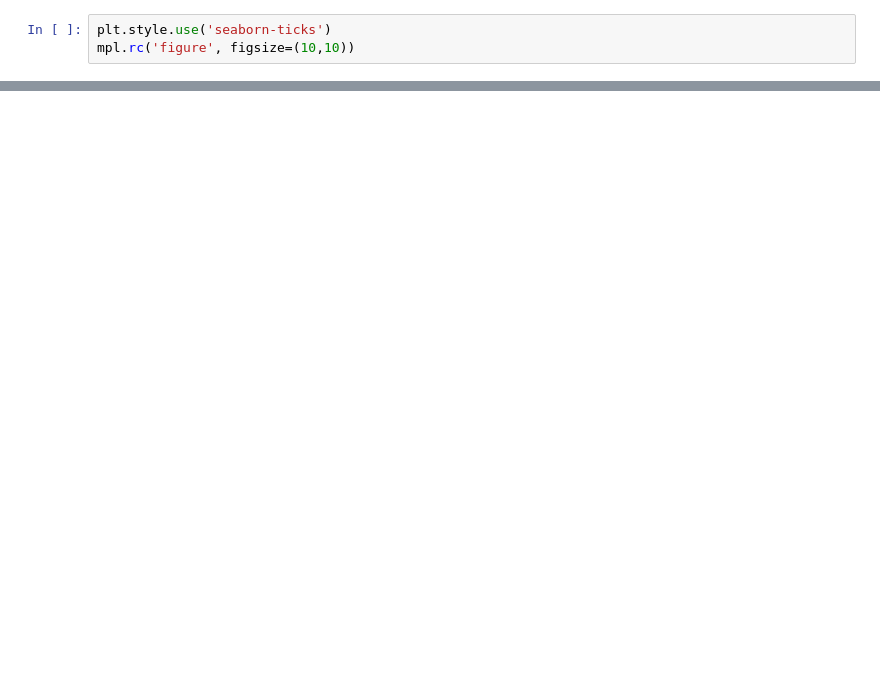
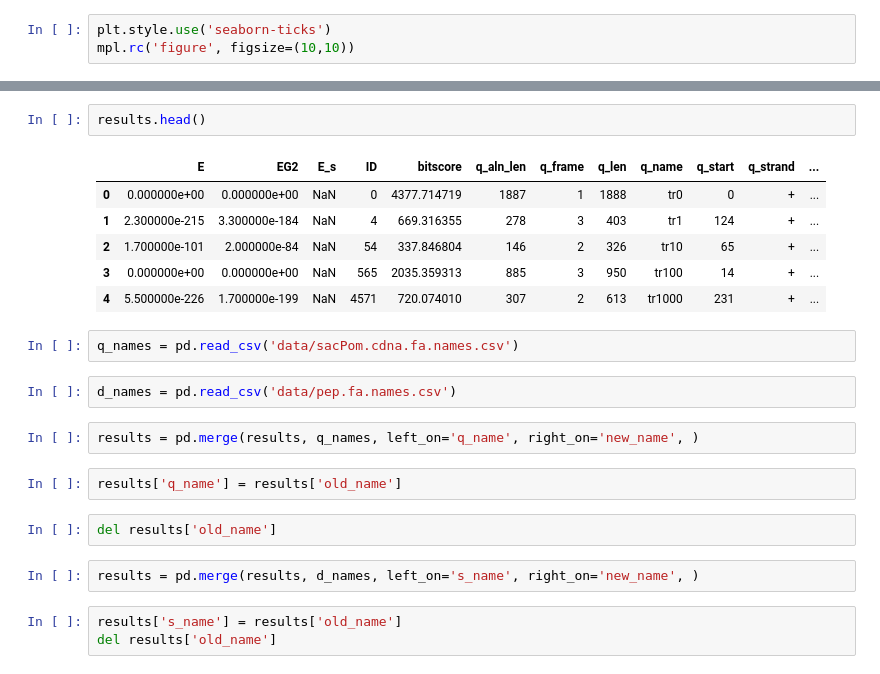
Before and after one commit to camillescott/shmlast, a Jupyter notebook: shmlast_scratch.ipynb, the cells around one changed output, grey strips where cells are left out. Cells and saved outputs as stored; diff of their text form; blank space fills up the shorter version.

```diff
--- a/shmlast_scratch.ipynb
+++ b/shmlast_scratch.ipynb
@@ -158,0 +55,24 @@ plt.title('CRBL Fit')
+# %%
+results.head()
+# %% [output]
+|  | E | EG2 | E_s | ID | bitscore | q_aln_len | q_frame | q_len | q_name | q_start | q_strand | ... |
+| 0 | 0.000000e+00 | 0.000000e+00 | NaN | 0 | 4377.714719 | 1887 | 1 | 1888 | tr0 | 0 | + | ... |
+| 1 | 2.300000e-215 | 3.300000e-184 | NaN | 4 | 669.316355 | 278 | 3 | 403 | tr1 | 124 | + | ... |
+| 2 | 1.700000e-101 | 2.000000e-84 | NaN | 54 | 337.846804 | 146 | 2 | 326 | tr10 | 65 | + | ... |
+| 3 | 0.000000e+00 | 0.000000e+00 | NaN | 565 | 2035.359313 | 885 | 3 | 950 | tr100 | 14 | + | ... |
+| 4 | 5.500000e-226 | 1.700000e-199 | NaN | 4571 | 720.074010 | 307 | 2 | 613 | tr1000 | 231 | + | ... |
+# %%
+q_names = pd.read_csv('data/sacPom.cdna.fa.names.csv')
+# %%
+d_names = pd.read_csv('data/pep.fa.names.csv')
+# %%
+results = pd.merge(results, q_names, left_on='q_name', right_on='new_name', )
+# %%
+results['q_name'] = results['old_name']
+# %%
+del results['old_name']
+# %%
+results = pd.merge(results, d_names, left_on='s_name', right_on='new_name', )
+# %%
+results['s_name'] = results['old_name']
+del results['old_name']
```
Also changed, not shown: parts of 34 cells of this notebook.
